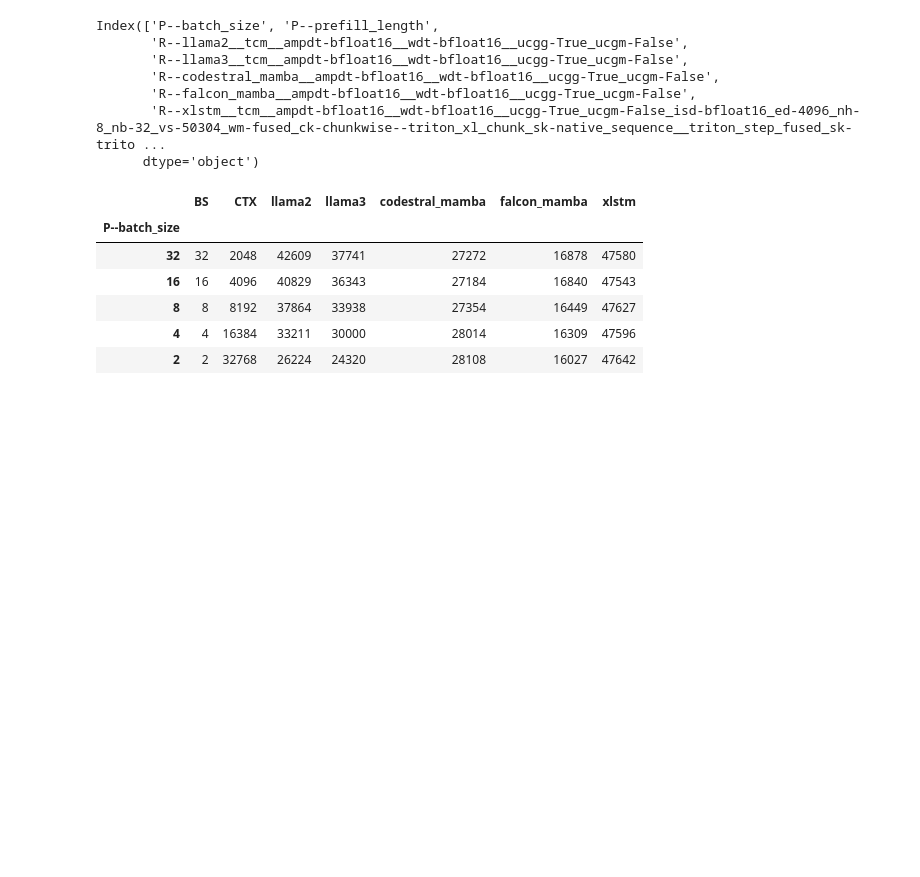
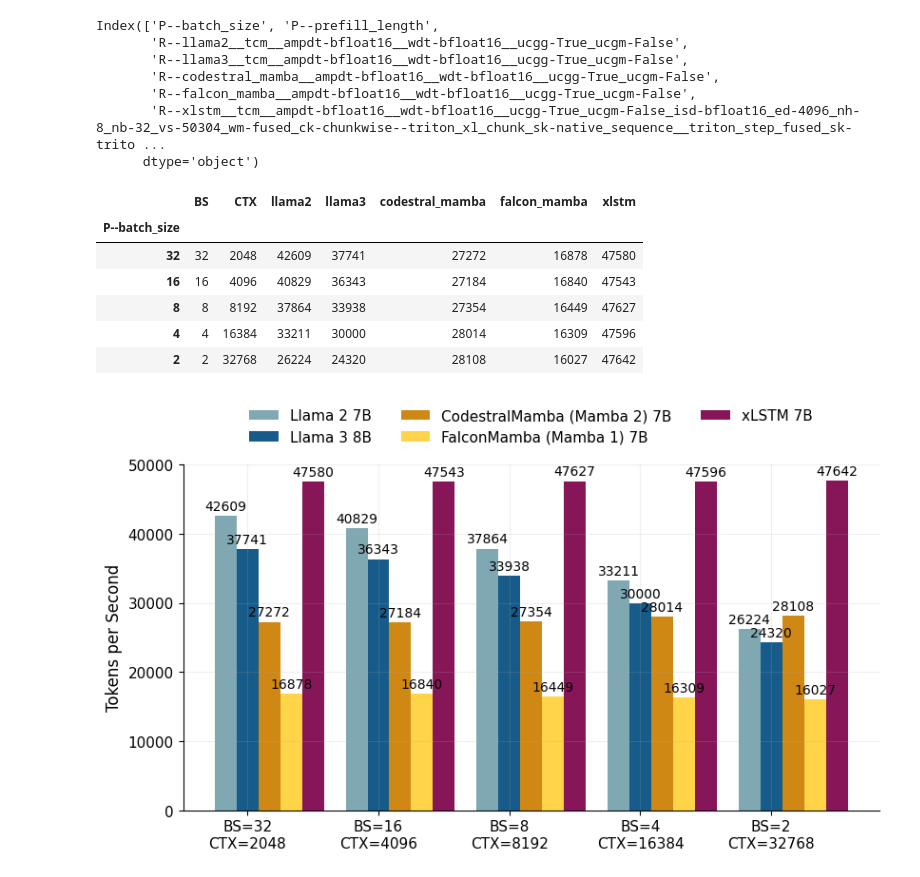
Before and after one commit to subho406/mlstm_kernels, a Jupyter notebook: notebooks/plots_7B_model_benchmark/hf_7B_throughput_results--final.ipynb, the cells around one changed output. Saved outputs shown, nothing was run; the diff lists cells and outputs as text; code cells hidden in the pictures; blank space fills up the shorter version.

```diff
--- a/notebooks/plots_7B_model_benchmark/hf_7B_throughput_results--final.ipynb
+++ b/notebooks/plots_7B_model_benchmark/hf_7B_throughput_results--final.ipynb
@@ -298,12 +298,21 @@ plot_throughput_df
 # %%
 fig = rc_context_wrapper(
     func=create_runtime_bar_plot,
     data_df=plot_throughput_df,
     group_col_names=["BS", "CTX"],
     style_dict=style_dict,
     figsize=(2 * 12 * 1 / 2.54, 1.5 * 8 * 1 / 2.54),
     y_label="Tokens per Second",
+    legend_args={
+        "loc": "lower center",
+        "ncol": 3,
+        "bbox_to_anchor": (0.0, 1.02, 1.0, 0.502),
+        "frameon": False,
+        "facecolor": "white",
+    },
 )
+# %% [output]
+[figure, added]
 # %%
 fig
 # %% [output]
```
Also changed, not shown: parts of 1 cell of this notebook, 2 other files.
